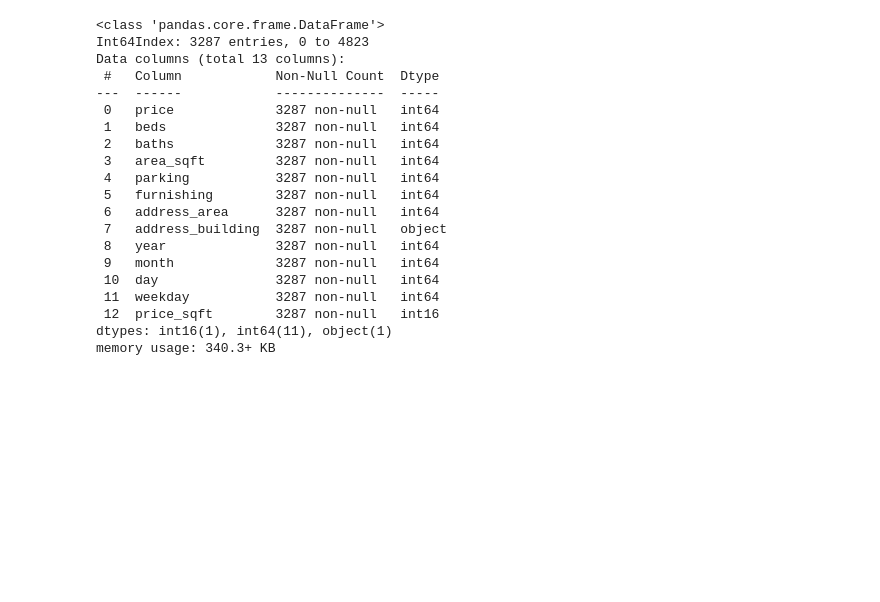
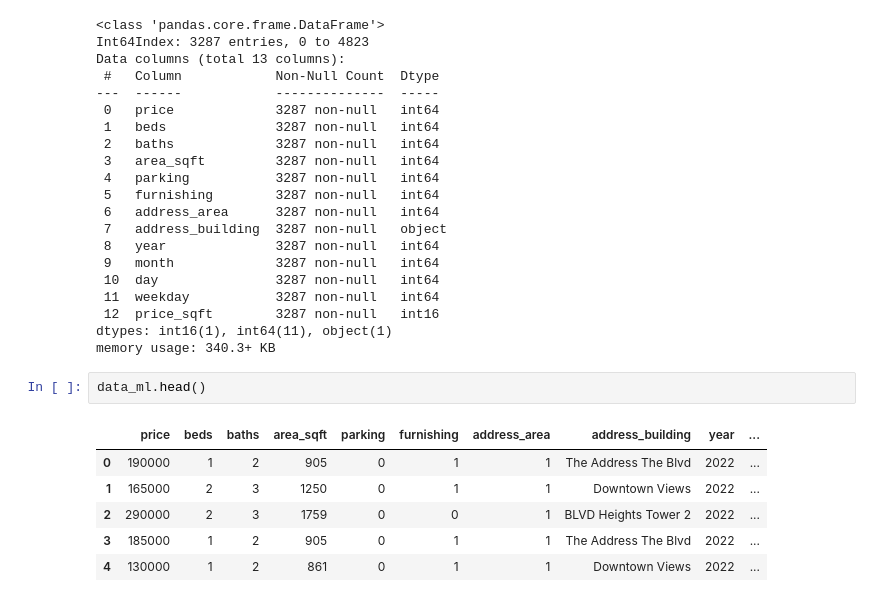
Before and after one commit to imeleges/REMA_Dubai, a Jupyter notebook: bayut_dubai_difc_downtown.ipynb, the cells around one changed output. Drawn from its saved outputs; the diff is of its cells as text; blank space fills up the shorter version.

```diff
--- a/bayut_dubai_difc_downtown.ipynb
+++ b/bayut_dubai_difc_downtown.ipynb
@@ -698,3 +699,12 @@ Data columns (total 13 columns):
  12  price_sqft        3287 non-null   int16
 dtypes: int16(1), int64(11), object(1)
 memory usage: 340.3+ KB
+# %%
+data_ml.head()
+# %% [output]
+|  | price | beds | baths | area_sqft | parking | furnishing | address_area | address_building | year | ... |
+| 0 | 190000 | 1 | 2 | 905 | 0 | 1 | 1 | The Address The Blvd | 2022 | ... |
+| 1 | 165000 | 2 | 3 | 1250 | 0 | 1 | 1 | Downtown Views | 2022 | ... |
+| 2 | 290000 | 2 | 3 | 1759 | 0 | 0 | 1 | BLVD Heights Tower 2 | 2022 | ... |
+| 3 | 185000 | 1 | 2 | 905 | 0 | 1 | 1 | The Address The Blvd | 2022 | ... |
+| 4 | 130000 | 1 | 2 | 861 | 0 | 1 | 1 | Downtown Views | 2022 | ... |
```
Also changed, not shown: parts of 13 cells of this notebook.
